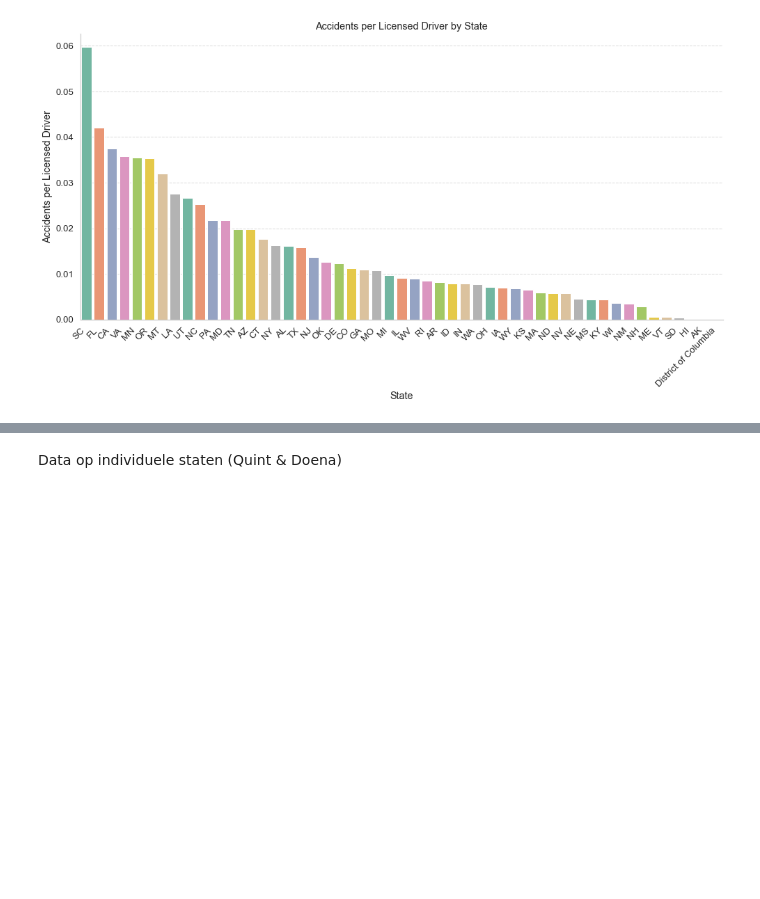
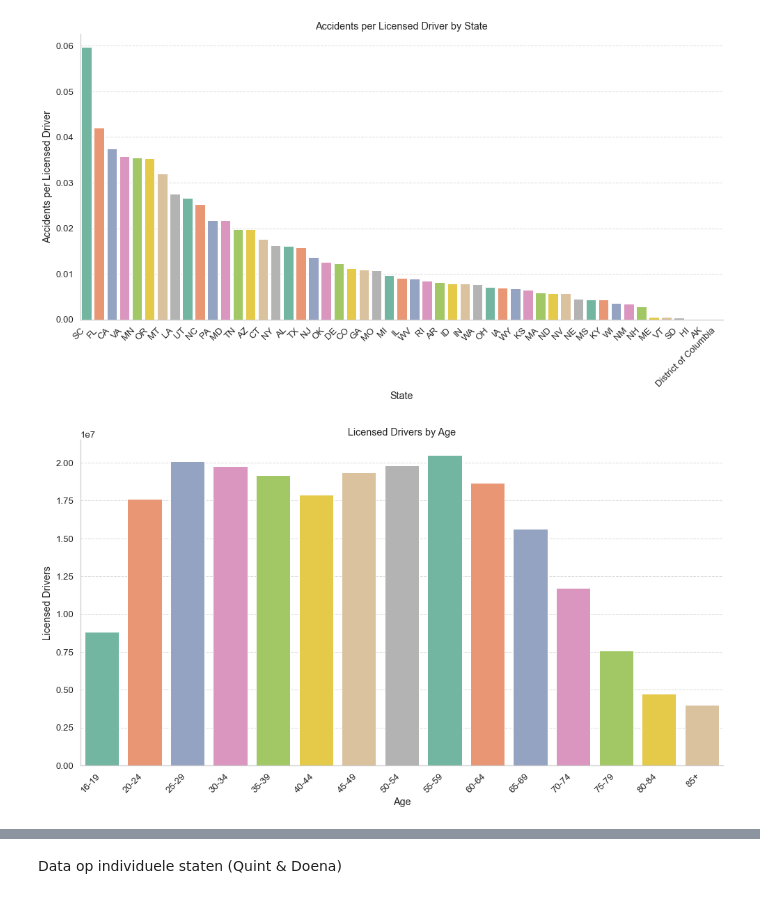
Before and after one commit to IsabelvanDam19/WT_Specialisatie, a Jupyter notebook: Bart.ipynb, the cells around one changed output, grey strips where cells are left out. Drawn from its saved outputs; the diff is of its cells as text; code cells hidden in the pictures; blank space fills up the shorter version.

Commit message:
cohorts

```diff
--- a/Bart.ipynb
+++ b/Bart.ipynb
@@ -348,6 +348,7 @@ ldrivers['State'] = ldrivers['State'].replace(state_abbreviations)
 
 ldrivers_ng = ldrivers.groupby(['State', 'Cohort'])['Drivers'].sum().reset_index()
 ldrivers_ng = ldrivers_ng.sort_values(by = 'Drivers',ascending=False)
+cohort = ldrivers.groupby(['Cohort'])['Drivers'].sum().reset_index()
 
 state_accident_counts = df['State'].value_counts()
 df_state_accident_counts = pd.DataFrame({'Accident_counts': state_accident_counts})
@@ -407,3 +408,36 @@ plt.tight_layout()  # Adjust layout for better appearance
 plt.show()
 # %% [output]
 [figure]
+# %%
+sns.set(font_scale=1.2)  # Adjust the font scale
+sns.set_style("whitegrid")  # Use a white grid background
+
+# Sort the DataFrame
+#df_sorted = merged_df.sort_values(by='Accidents_per_driver', ascending=False)
+
+# Create the bar plot
+plt.figure(figsize=(14, 8))  # Adjust the figure size
+ax = sns.barplot(x='Cohort', y='Drivers', data=cohort, palette='Set2')  # Use the 'Set2' color palette
+
+# Add labels and title
+ax.set_xlabel('Age')
+ax.set_ylabel('Licensed Drivers')
+ax.set_title('Licensed Drivers by Age')
+
+# Rotate x-axis labels for better readability
+ax.set_xticklabels(ax.get_xticklabels(), rotation=45, horizontalalignment='right')
+
+# Customize grid lines
+ax.yaxis.grid(True, linestyle='--', alpha=0.7)
+
+# Add a horizontal line at y=0 for reference
+ax.axhline(0, color='black', linewidth=0.8, linestyle='--')
+
+# Remove the top and right spines
+sns.despine()
+
+# Show the plot
+plt.tight_layout()  # Adjust layout for better appearance
+plt.show()
+# %% [output]
+[figure, added]
```
Also changed, not shown: parts of 1 cell of this notebook.
